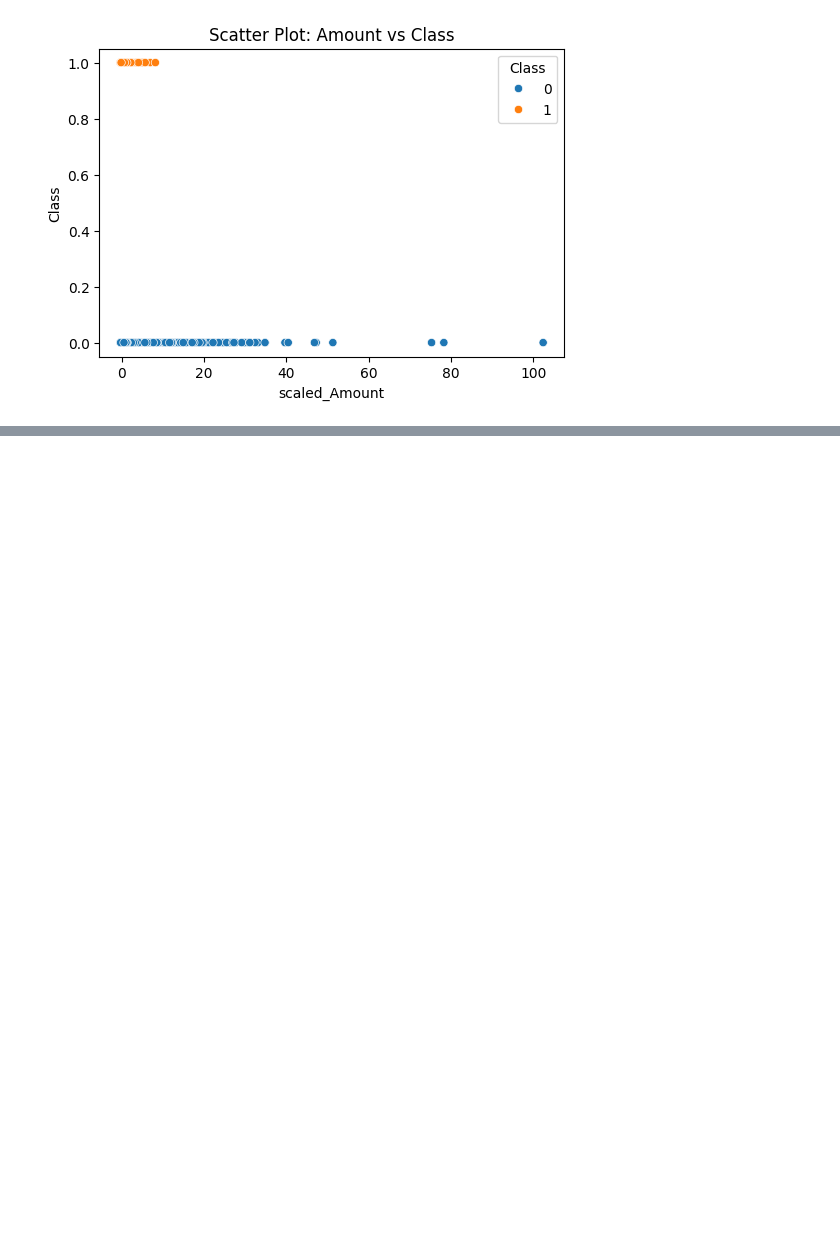
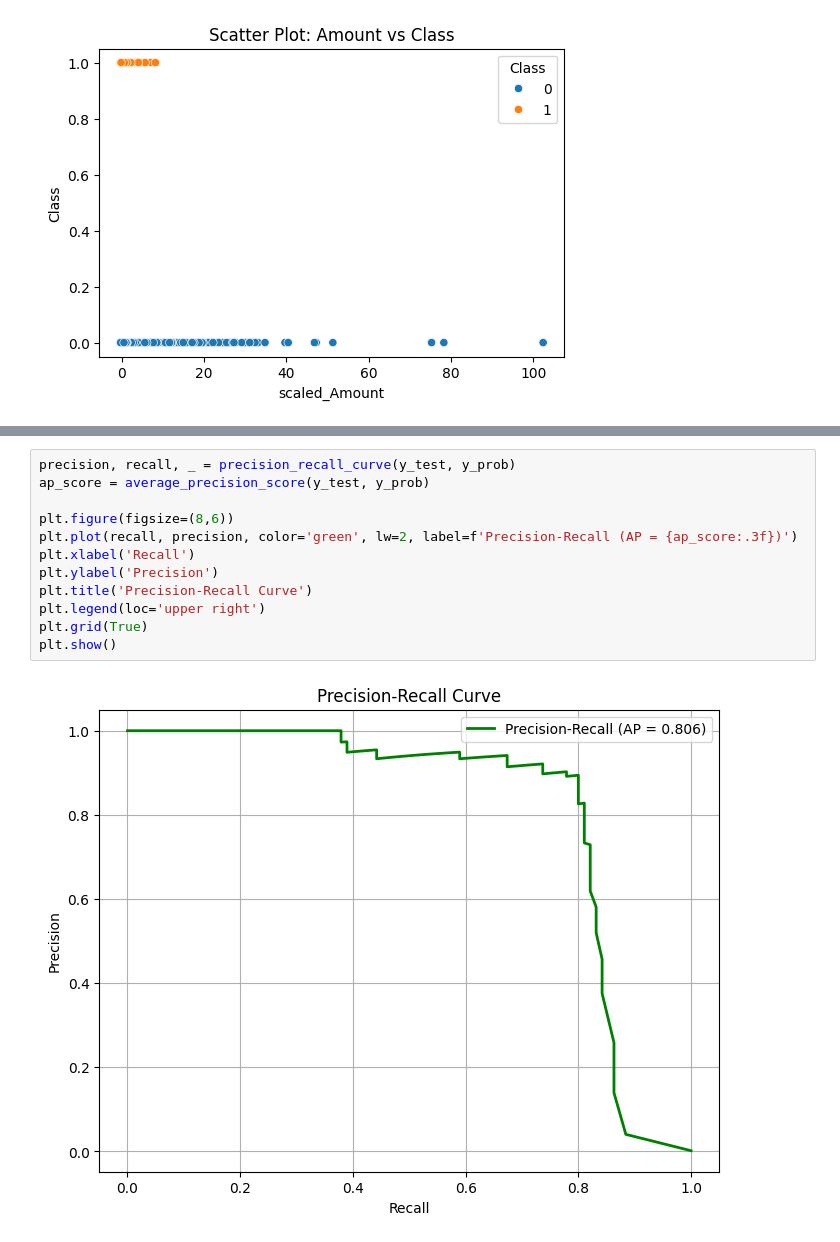
Before and after one commit to NoorFadhil-afk/ML-Project, a Jupyter notebook: credit card fraud.ipynb, the cells around one changed output, grey strips where cells are left out. Cells and saved outputs as stored; diff of their text form; blank space fills up the shorter version.

```diff
--- a/credit card fraud.ipynb
+++ b/credit card fraud.ipynb
@@ -218,0 +393,14 @@ plt.show()
+# %%
+precision, recall, _ = precision_recall_curve(y_test, y_prob)
+ap_score = average_precision_score(y_test, y_prob)
+
+plt.figure(figsize=(8,6))
+plt.plot(recall, precision, color='green', lw=2, label=f'Precision-Recall (AP = {ap_score:.3f})')
+plt.xlabel('Recall')
+plt.ylabel('Precision')
+plt.title('Precision-Recall Curve')
+plt.legend(loc='upper right')
+plt.grid(True)
+plt.show()
+# %% [output]
+[figure, added]
```
Also changed, not shown: parts of 30 cells of this notebook.
